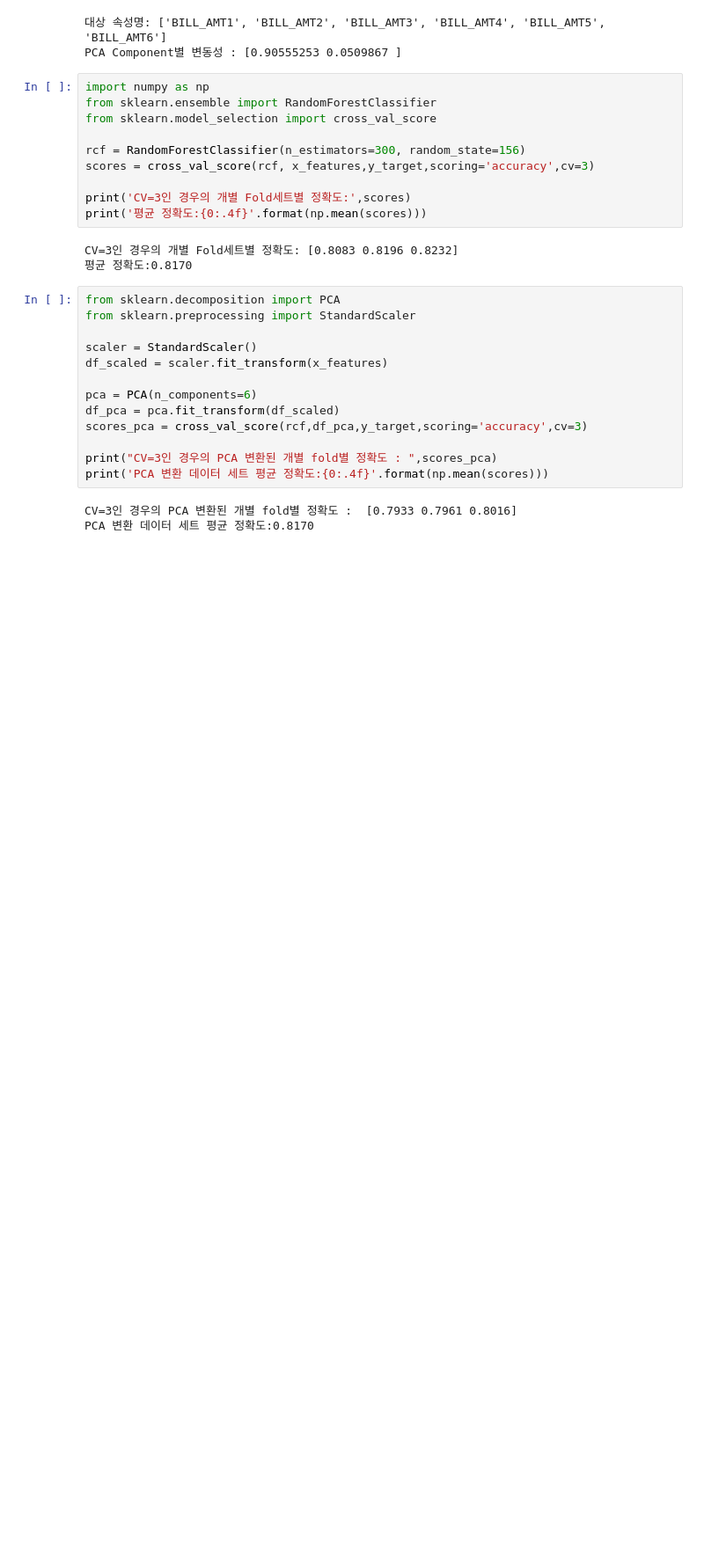
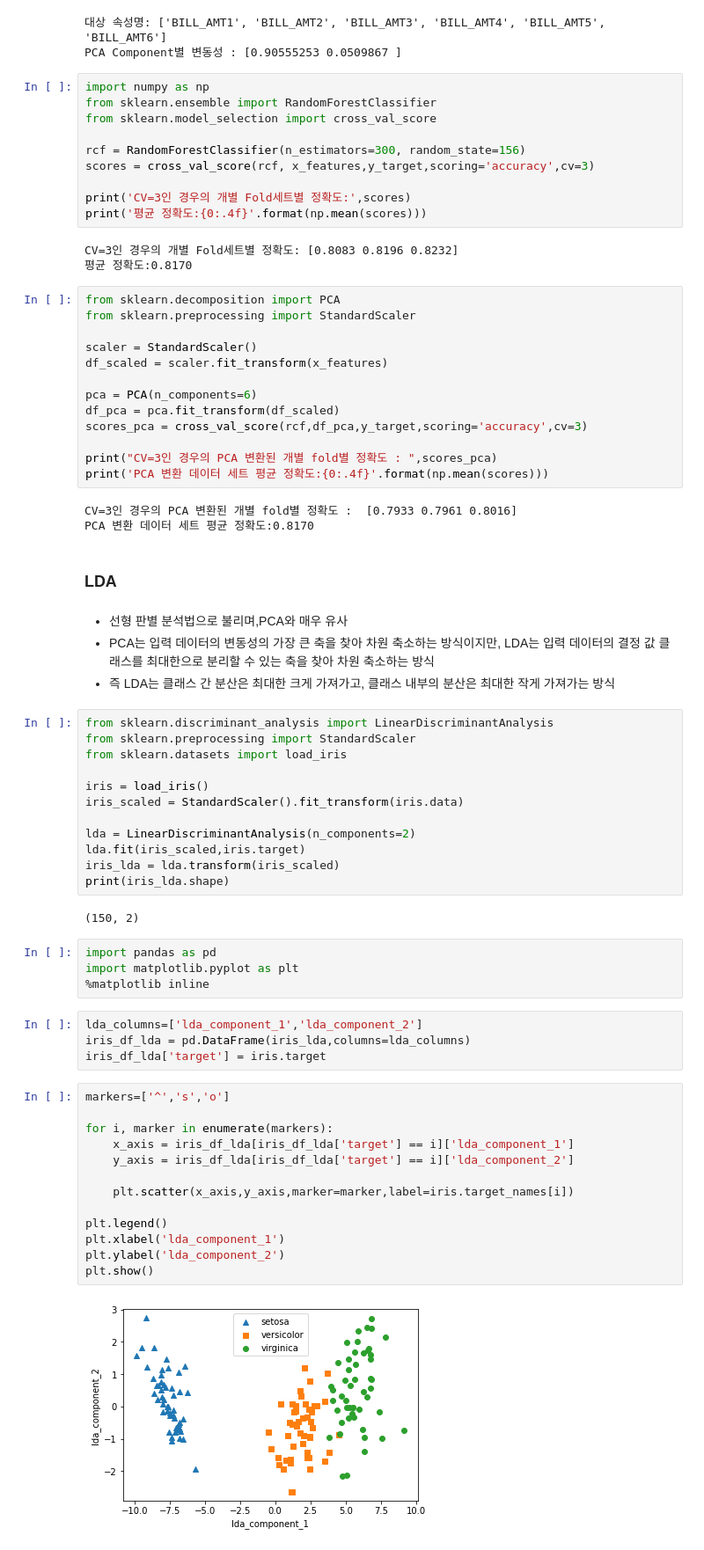
Before and after one commit to jeonprize/Machine_Learning, a Jupyter notebook: 6. 차원축소.ipynb, the cells around one changed output. Shown at 88% size. Cells and saved outputs as stored; diff of their text form; blank space fills up the shorter version.

```diff
--- a/6. 차원축소.ipynb
+++ b/6. 차원축소.ipynb
@@ -232,3 +232,46 @@ print('PCA 변환 데이터 세트 평균 정확도:{0:.4f}'.format(np.mean(scor
 # %% [output]
 CV=3인 경우의 PCA 변환된 개별 fold별 정확도 :  [0.7933 0.7961 0.8016]
 PCA 변환 데이터 세트 평균 정확도:0.8170
+# %% [markdown]
+### LDA
+# %% [markdown]
+- 선형 판별 분석법으로 불리며,PCA와 매우 유사
+- PCA는 입력 데이터의 변동성의 가장 큰 축을 찾아 차원 축소하는 방식이지만, LDA는 입력 데이터의 결정 값 클래스를 최대한으로 분리할 수 있는 축을 찾아 차원 축소하는 방식
+- 즉 LDA는 클래스 간 분산은 최대한 크게 가져가고, 클래스 내부의 분산은 최대한 작게 가져가는 방식
+# %%
+from sklearn.discriminant_analysis import LinearDiscriminantAnalysis
+from sklearn.preprocessing import StandardScaler
+from sklearn.datasets import load_iris
+
+iris = load_iris()
+iris_scaled = StandardScaler().fit_transform(iris.data)
+
+lda = LinearDiscriminantAnalysis(n_components=2)
+lda.fit(iris_scaled,iris.target)
+iris_lda = lda.transform(iris_scaled)
+print(iris_lda.shape)
+# %% [output]
+(150, 2)
+# %%
+import pandas as pd
+import matplotlib.pyplot as plt
+%matplotlib inline
+# %%
+lda_columns=['lda_component_1','lda_component_2']
+iris_df_lda = pd.DataFrame(iris_lda,columns=lda_columns)
+iris_df_lda['target'] = iris.target
+# %%
+markers=['^','s','o']
+
+for i, marker in enumerate(markers):
+    x_axis = iris_df_lda[iris_df_lda['target'] == i]['lda_component_1']
+    y_axis = iris_df_lda[iris_df_lda['target'] == i]['lda_component_2']
+
+    plt.scatter(x_axis,y_axis,marker=marker,label=iris.target_names[i])
+
+plt.legend()
+plt.xlabel('lda_component_1')
+plt.ylabel('lda_component_2')
+plt.show()
+# %% [output]
+[figure, added]
```
